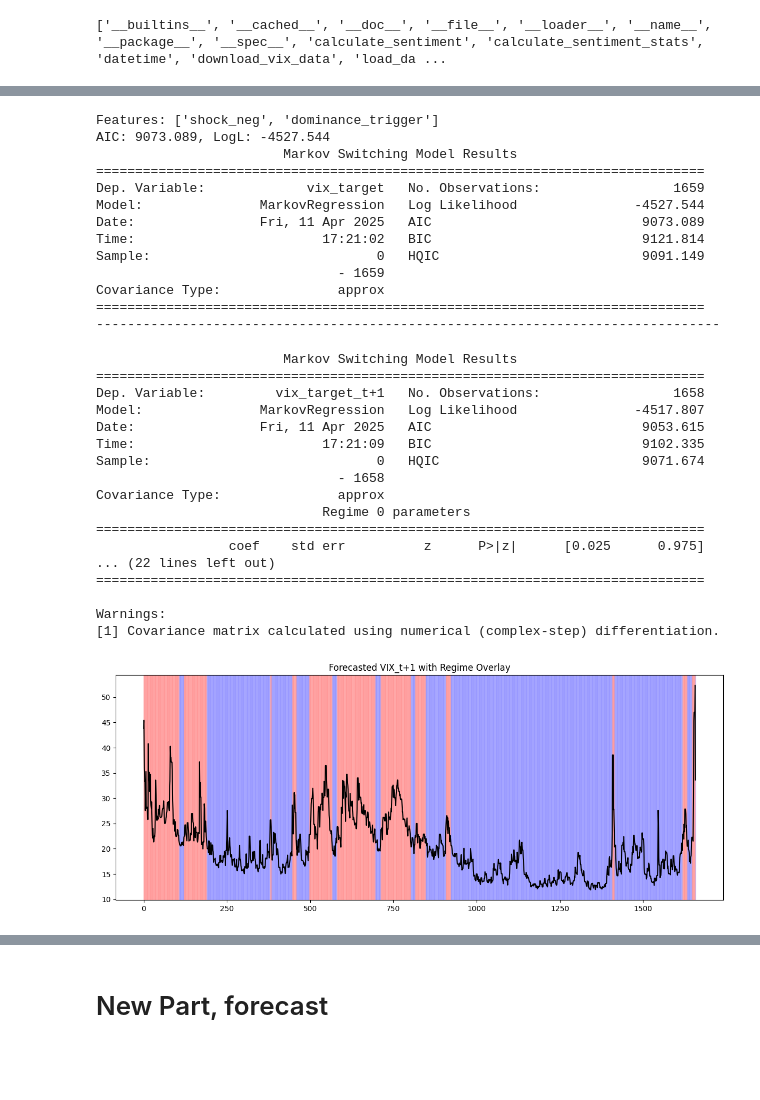
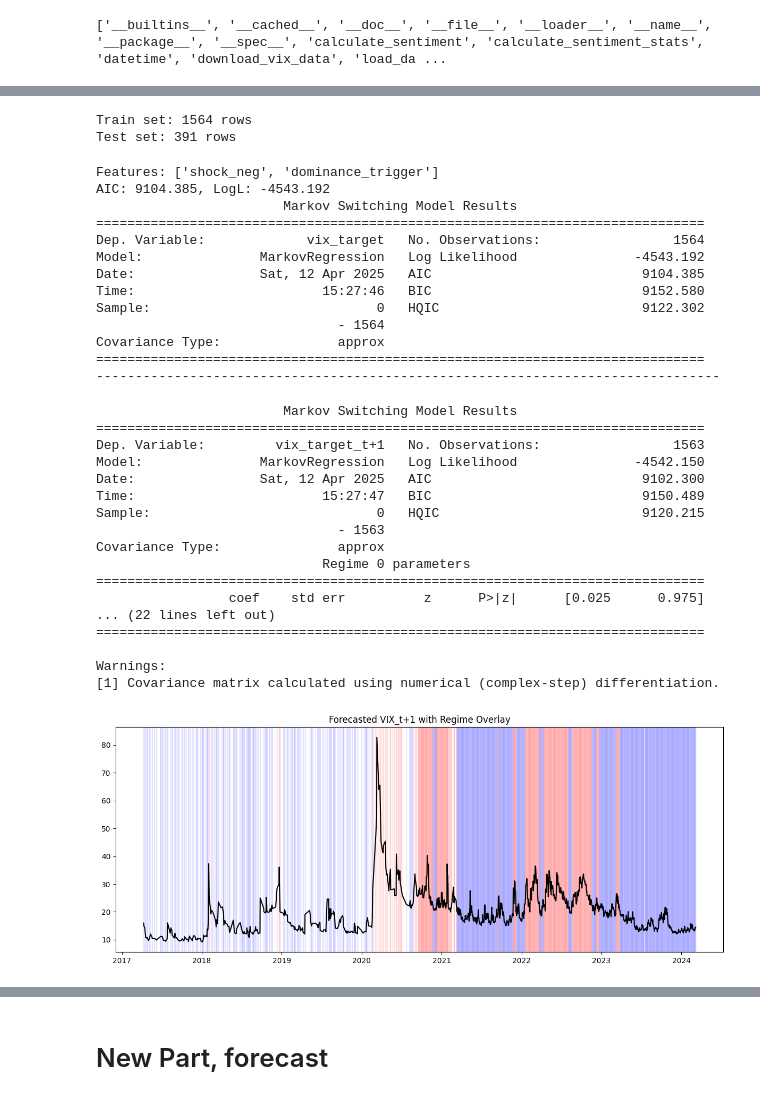
Before and after one commit to DylanSuniaga/VIXNLP, a Jupyter notebook: finnhub_news/macro_analysis.ipynb, the cells around one changed output, grey strips where cells are left out. Saved outputs shown, nothing was run; the diff lists cells and outputs as text; code cells hidden in the pictures; blank space fills up the shorter version.

Commit message:
ran models on test data and forecasted.

```diff
--- a/finnhub_news/macro_analysis.ipynb
+++ b/finnhub_news/macro_analysis.ipynb
@@ -15,4 +15,4 @@ import matplotlib.pyplot as plt
 #optional
 #df = dp.macro_analysis('./../clean_macro_5y_news_1kcap.csv', 'description', 'title')
 # %%
-df = pd.read_csv('./../data/Sentiment Macro 5Y News.csv')
+df = pd.read_csv('./../data/Sentiment Macro 7Y News 2.5K Cap.csv')
@@ -28,3 +19,5 @@ df.head()
+# %%
+df.index = pd.to_datetime(df['date'])
 # %%
 import statsmodels.api as sm
 from statsmodels.tsa.regime_switching.markov_regression import MarkovRegression
@@ -50,7 +43,16 @@ feature_sets = [ #for testing, winner was the first one, decreasing in quality f
 ]
 # %%
 
-df_model = df.dropna(subset=feature_sets[0] + ['vix_target']).copy() #i chose first set.
+train_size = 0.8  # 80% for training
+split_idx = int(len(df) * train_size)
+
+train_df = df.iloc[:split_idx]
+test_df = df.iloc[split_idx:]
+
+print(f"Train set: {len(train_df)} rows")
+print(f"Test set: {len(test_df)} rows")
+
+df_model = train_df.dropna(subset=feature_sets[0] + ['vix_target']).copy() #i chose first set.
 X = df_model[feature_sets[0]]
 y = df_model['vix_target']
 
@@ -61,19 +63,21 @@ print(f"AIC: {results.aic:.3f}, LogL: {results.llf:.3f}")
 print(results.summary().tables[0])
 print("-" * 80)
 # %% [output]
-Features: ['shock_neg', 'dominance_trigger']
-AIC: 9073.089, LogL: -4527.544
-                        Markov Switching Model Results
-==============================================================================
-Dep. Variable:             vix_target   No. Observations:                 1659
-Model:               MarkovRegression   Log Likelihood               -4527.544
-Date:                Fri, 11 Apr 2025   AIC                           9073.089
-Time:                        17:21:02   BIC                           9121.814
-Sample:                             0   HQIC                          9091.149
-                               - 1659
-Covariance Type:               approx
-==============================================================================
---------------------------------------------------------------------------------
+Train set: 1564 rows
+Test set: 391 rows
+Features: ['shock_neg', 'dominance_trigger']
+AIC: 9104.385, LogL: -4543.192
+                        Markov Switching Model Results
+==============================================================================
+Dep. Variable:             vix_target   No. Observations:                 1564
+Model:               MarkovRegression   Log Likelihood               -4543.192
+Date:                Sat, 12 Apr 2025   AIC                           9104.385
+Time:                        15:27:46   BIC                           9152.580
+Sample:                             0   HQIC                          9122.302
+                               - 1564
+Covariance Type:               approx
+==============================================================================
+--------------------------------------------------------------------------------
 # %%
 # Get the most likely regime at each time step
 df_model['regime_t'] = results.smoothed_marginal_probabilities[1].apply(lambda p: 1 if p >= 0.5 else 0)
@@ -103,12 +107,12 @@ print(results.summary())
 # %% [output]
                         Markov Switching Model Results
 ==============================================================================
-Dep. Variable:         vix_target_t+1   No. Observations:                 1658
-Model:               MarkovRegression   Log Likelihood               -4517.807
-Date:                Fri, 11 Apr 2025   AIC                           9053.615
-Time:                        17:21:09   BIC                           9102.335
-Sample:                             0   HQIC                          9071.674
-                               - 1658
+Dep. Variable:         vix_target_t+1   No. Observations:                 1563
+Model:               MarkovRegression   Log Likelihood               -4542.150
+Date:                Sat, 12 Apr 2025   AIC                           9102.300
+Time:                        15:27:47   BIC                           9150.489
+Sample:                             0   HQIC                          9120.215
+                               - 1563
 Covariance Type:               approx
                              Regime 0 parameters
 ==============================================================================
@@ -121,18 +125,18 @@ Warnings:
 # %%
 import matplotlib.pyplot as plt #graph vix t+1 with regime overlay
 
 df_model['regime_t+1'] = df_model['regime_t'].shift(-1) #regime dataset for t+1
 
 plt.figure(figsize=(12, 5))
 plt.plot(df_model.index, df_model['vix_target_t+1'], label='VIX_t+1', color='black')
 
 for i in range(len(df_model)):
     color = 'red' if df_model['regime_t+1'].iloc[i] == 1 else 'blue'
-    plt.axvspan(df_model.index[i] - 0.5, df_model.index[i] + 0.5, color=color, alpha=0.1)
+    plt.axvspan(df_model.index[i], df_model.index[i], color=color, alpha=0.1)
 
 plt.title('Forecasted VIX_t+1 with Regime Overlay')
 plt.tight_layout()
 plt.show()
 # %% [output]
-[figure, old version]
+[figure, new version]
 # %%
```
Also changed, not shown: parts of 15 cells of this notebook.
